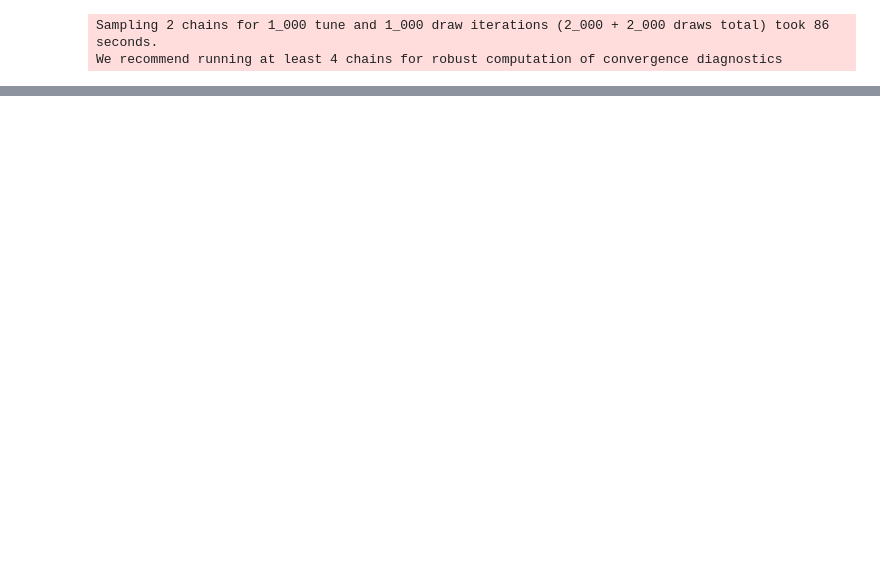
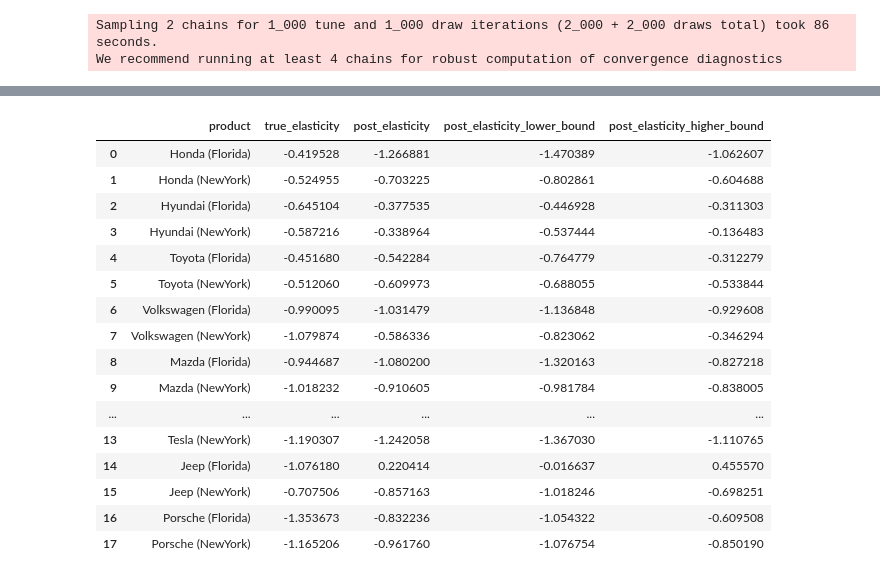
Before and after one commit to kirawei2025/price-elasticity-pymc, a Jupyter notebook: code.ipynb, the cells around one changed output, grey strips where cells are left out. Saved outputs shown, nothing was run; the diff lists cells and outputs as text; code cells hidden in the pictures; blank space fills up the shorter version.

```diff
--- a/code.ipynb
+++ b/code.ipynb
@@ -174,0 +208,20 @@ axes = az.plot_trace(
+# %%
+no_pooling_output
+# %% [output]
+|  | product | true_elasticity | post_elasticity | post_elasticity_lower_bound | post_elasticity_higher_bound |
+| 0 | Honda (Florida) | -0.419528 | -1.266881 | -1.470389 | -1.062607 |
+| 1 | Honda (NewYork) | -0.524955 | -0.703225 | -0.802861 | -0.604688 |
+| 2 | Hyundai (Florida) | -0.645104 | -0.377535 | -0.446928 | -0.311303 |
+| 3 | Hyundai (NewYork) | -0.587216 | -0.338964 | -0.537444 | -0.136483 |
+| 4 | Toyota (Florida) | -0.451680 | -0.542284 | -0.764779 | -0.312279 |
+| 5 | Toyota (NewYork) | -0.512060 | -0.609973 | -0.688055 | -0.533844 |
+| 6 | Volkswagen (Florida) | -0.990095 | -1.031479 | -1.136848 | -0.929608 |
+| 7 | Volkswagen (NewYork) | -1.079874 | -0.586336 | -0.823062 | -0.346294 |
+| 8 | Mazda (Florida) | -0.944687 | -1.080200 | -1.320163 | -0.827218 |
+| 9 | Mazda (NewYork) | -1.018232 | -0.910605 | -0.981784 | -0.838005 |
+| ... | ... | ... | ... | ... | ... |
+| 13 | Tesla (NewYork) | -1.190307 | -1.242058 | -1.367030 | -1.110765 |
+| 14 | Jeep (Florida) | -1.076180 | 0.220414 | -0.016637 | 0.455570 |
+| 15 | Jeep (NewYork) | -0.707506 | -0.857163 | -1.018246 | -0.698251 |
+| 16 | Porsche (Florida) | -1.353673 | -0.832236 | -1.054322 | -0.609508 |
+| 17 | Porsche (NewYork) | -1.165206 | -0.961760 | -1.076754 | -0.850190 |
```
Also changed, not shown: parts of 5 cells of this notebook, 5 other files.
